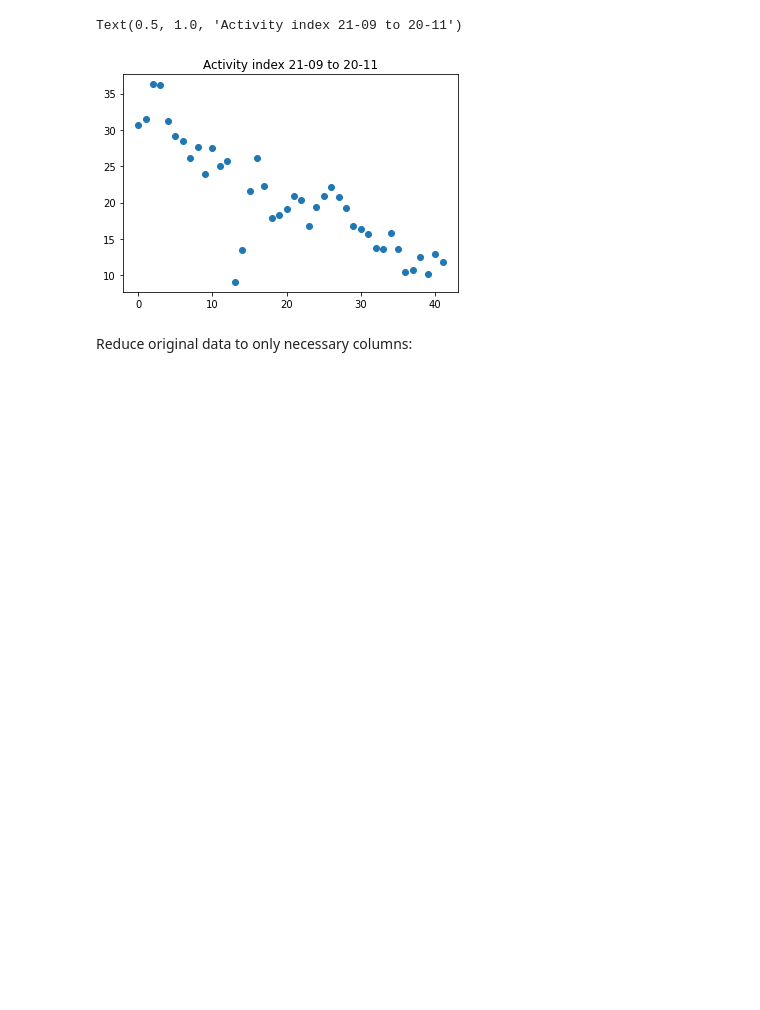
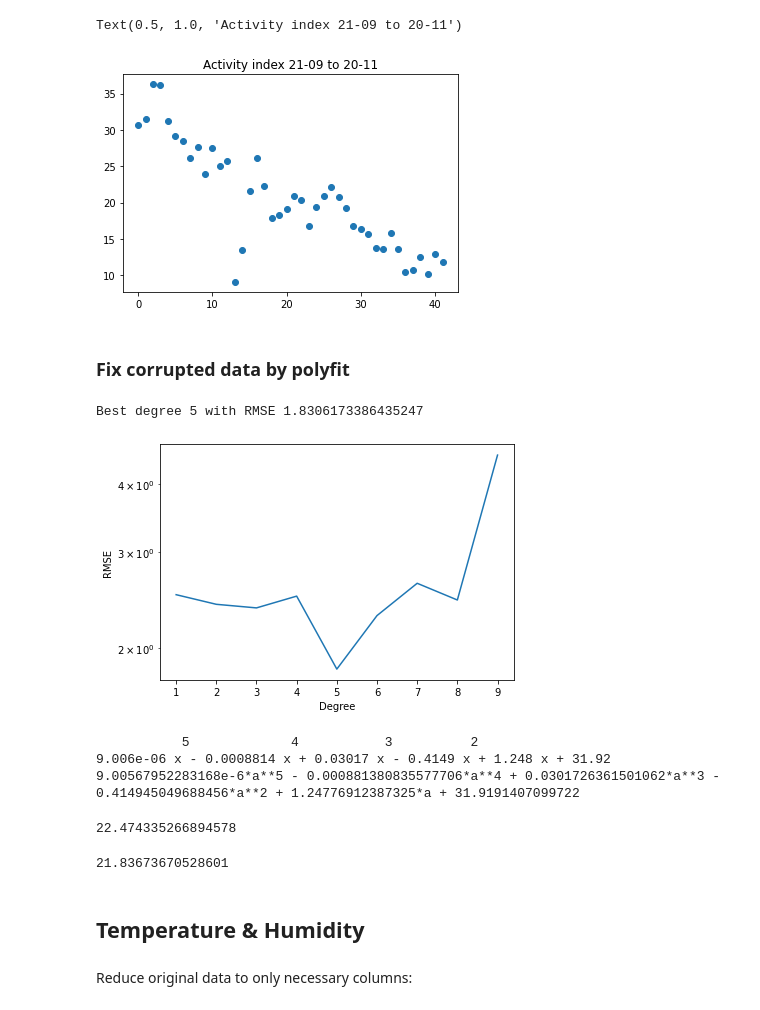
Before and after one commit to Tiana125/Dissertation_2021, a Jupyter notebook: model.ipynb, the cells around one changed output. Drawn from its saved outputs; the diff is of its cells as text; code cells hidden in the pictures; blank space fills up the shorter version.

```diff
--- a/model.ipynb
+++ b/model.ipynb
@@ -20,3 +37,5 @@ plt.title("Activity index 21-09 to 20-11")
 # %% [output]
 Text(0.5, 1.0, 'Activity index 21-09 to 20-11')
 [figure]
+# %% [markdown]
+### Fix corrupted data by polyfit
@@ -22,0 +48,76 @@ Text(0.5, 1.0, 'Activity index 21-09 to 20-11')
+# %%
+# ref
+# https://stackoverflow.com/questions/47442102/how-to-find-the-best-degree-of-polynomials
+
+y = np.array(activity_df["activity"])
+X = np.array(activity_df.reset_index().index).reshape(-1, 1)
+
+x_train, x_test, y_train, y_test = train_test_split(X, y, test_size=0.3, random_state=111)
+
+rmses = []
+degrees = np.arange(1, 10)
+min_rmse, min_deg = 1e10, 0
+
+for deg in degrees:
+
+    # Train features
+    poly_features = PolynomialFeatures(degree=deg, include_bias=False)
+    x_poly_train = poly_features.fit_transform(x_train)
+
+    # Linear regression
+    poly_reg = LinearRegression()
+    poly_reg.fit(x_poly_train, y_train)
+
+    # Compare with test data
+    x_poly_test = poly_features.fit_transform(x_test)
+    poly_predict = poly_reg.predict(x_poly_test)
+    poly_mse = mean_squared_error(y_test, poly_predict)
+    poly_rmse = np.sqrt(poly_mse)
+    rmses.append(poly_rmse)
+
+    # Cross-validation of degree
+    if min_rmse > poly_rmse:
+        min_rmse = poly_rmse
+        min_deg = deg
+
+# Plot and present results
+print('Best degree {} with RMSE {}'.format(min_deg, min_rmse))
+
+fig = plt.figure()
+ax = fig.add_subplot(111)
+ax.plot(degrees, rmses)
+ax.set_yscale('log')
+ax.set_xlabel('Degree')
+ax.set_ylabel('RMSE')
+plt.tight_layout()
+plt.savefig("poly_activity.png",facecolor='white', edgecolor='none')
+# %% [output]
+Best degree 5 with RMSE 1.8306173386435247
+[figure, added]
+# %%
+fit_act = np.polyfit(np.array(activity_df.reset_index().index),activity_df["activity"],5)
+y1=np.poly1d(fit_act)
+print(y1)
+x=Symbol('a')
+print(expand(y1(x)))
+# %% [output]
+           5             4           3          2
+9.006e-06 x - 0.0008814 x + 0.03017 x - 0.4149 x + 1.248 x + 31.92
+9.00567952283168e-6*a**5 - 0.000881380835577706*a**4 + 0.0301726361501062*a**3 - 0.414945049688456*a**2 + 1.24776912387325*a + 31.9191407099722
+# %%
+# activity for day 13
+a = 13
+activity_fill = 9.00567952283168e-6*a**5 - 0.000881380835577706*a**4 + 0.0301726361501062*a**3 - 0.414945049688456*a**2 + 1.24776912387325*a + 31.9191407099722
+
+print(activity_fill)
+# %% [output]
+22.474335266894578
+# %%
+# activity for day 14
+a=14
+activity_fill = 9.00567952283168e-6*a**5 - 0.000881380835577706*a**4 + 0.0301726361501062*a**3 - 0.414945049688456*a**2 + 1.24776912387325*a + 31.9191407099722
+print(activity_fill)
+# 22.474335266894578
+# 21.83673670528601
+# %% [output]
+21.83673670528601
@@ -23 +128,3 @@ Text(0.5, 1.0, 'Activity index 21-09 to 20-11')
+# %% [markdown]
+## Temperature & Humidity
 # %%
```
Also changed, not shown: parts of 53 cells of this notebook, 1 other file.
